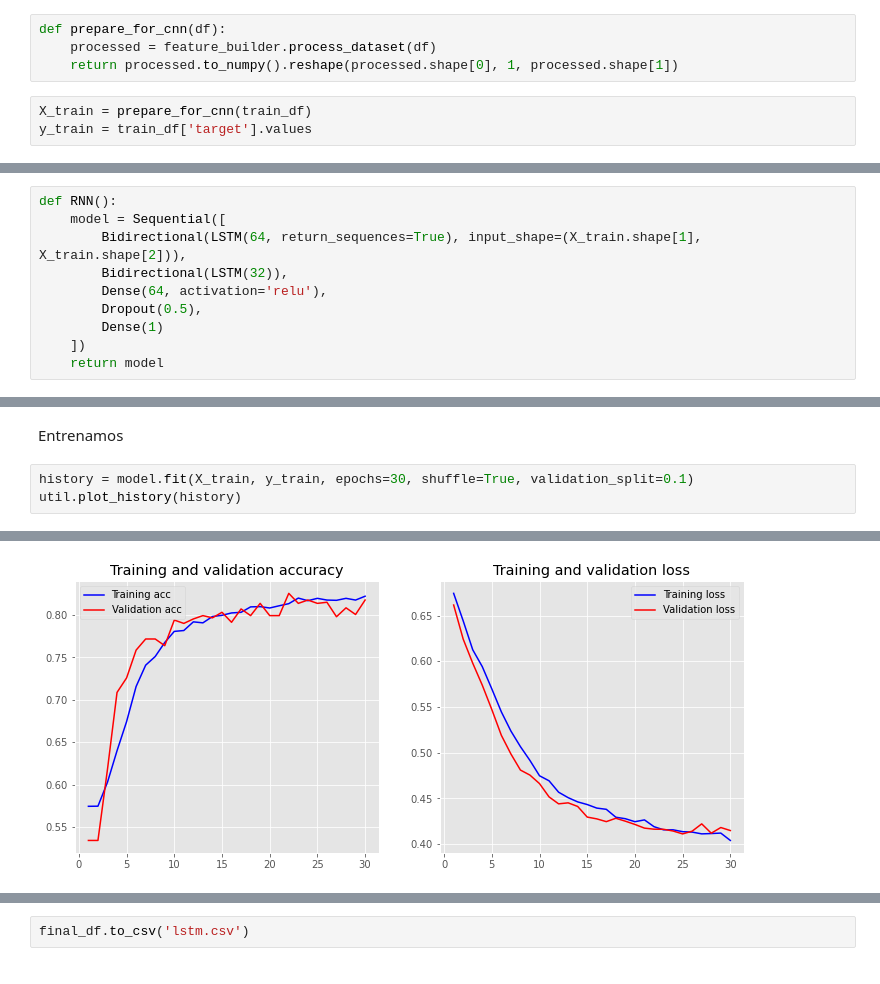
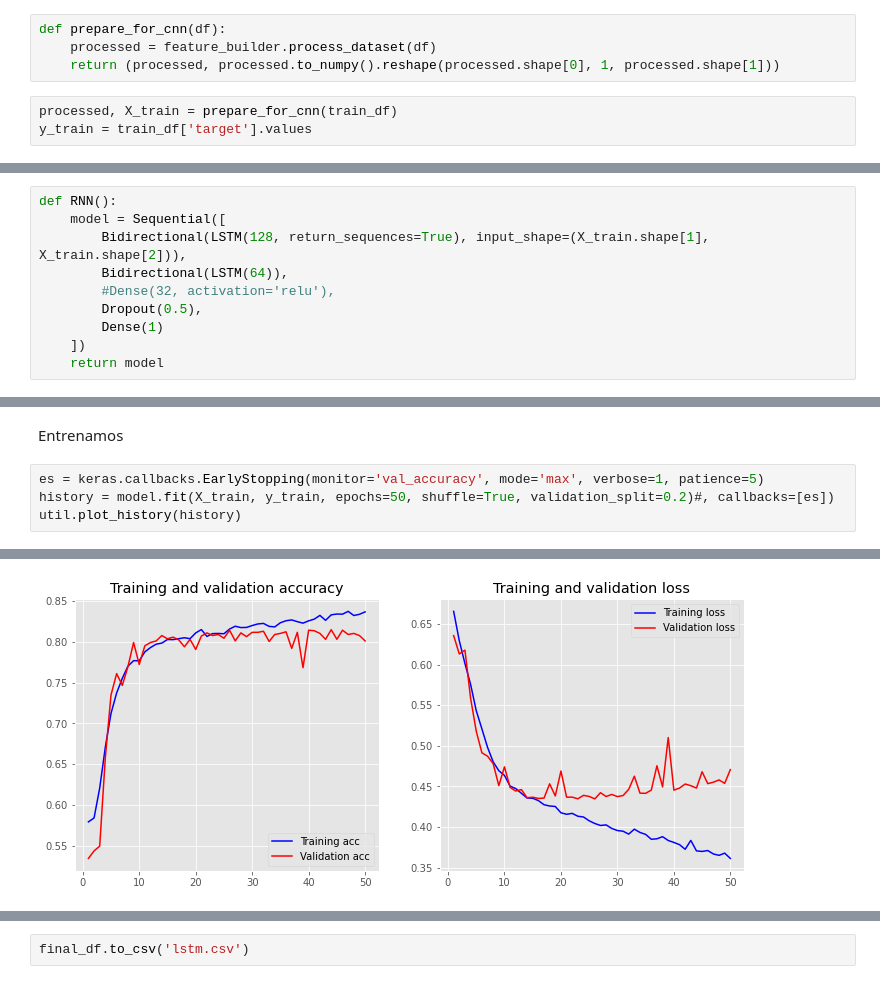
Before and after one commit to maxilevi/tp2-datos, a Jupyter notebook: lstm-features.ipynb, the cells around one changed output, grey strips where cells are left out. Cells and saved outputs as stored; diff of their text form.

```diff
--- a/lstm-features.ipynb
+++ b/lstm-features.ipynb
@@ -12,7 +12,7 @@ test_df = pd.read_csv('test.csv')
 # %%
 def prepare_for_cnn(df):
     processed = feature_builder.process_dataset(df)
-    return processed.to_numpy().reshape(processed.shape[0], 1, processed.shape[1])
+    return (processed, processed.to_numpy().reshape(processed.shape[0], 1, processed.shape[1]))
 # %%
-X_train = prepare_for_cnn(train_df)
+processed, X_train = prepare_for_cnn(train_df)
 y_train = train_df['target'].values
@@ -21,9 +37,9 @@ Armo el RNN sin el Embedding, pero le pongo el input shape
 # %%
 def RNN():
     model = Sequential([
-        Bidirectional(LSTM(64, return_sequences=True), input_shape=(X_train.shape[1], X_train.shape[2])),
-        Bidirectional(LSTM(32)),
-        Dense(64, activation='relu'),
+        Bidirectional(LSTM(128, return_sequences=True), input_shape=(X_train.shape[1], X_train.shape[2])),
+        Bidirectional(LSTM(64)),
+        #Dense(32, activation='relu'),
         Dropout(0.5),
         Dense(1)
     ])
@@ -58,6 +72,7 @@ _________________________________________________________________
 # %% [markdown]
 Entrenamos
 # %%
-history = model.fit(X_train, y_train, epochs=30, shuffle=True, validation_split=0.1)
+es = keras.callbacks.EarlyStopping(monitor='val_accuracy', mode='max', verbose=1, patience=5)
+history = model.fit(X_train, y_train, epochs=50, shuffle=True, validation_split=0.2)#, callbacks=[es])
 util.plot_history(history)
 # %% [output]
@@ -81,4 +96,4 @@ Epoch 30/30
-[figure, old version]
+[figure, new version]
 # %%
 ids = test_df['id']
 
```
Also changed, not shown: parts of 6 cells of this notebook.
